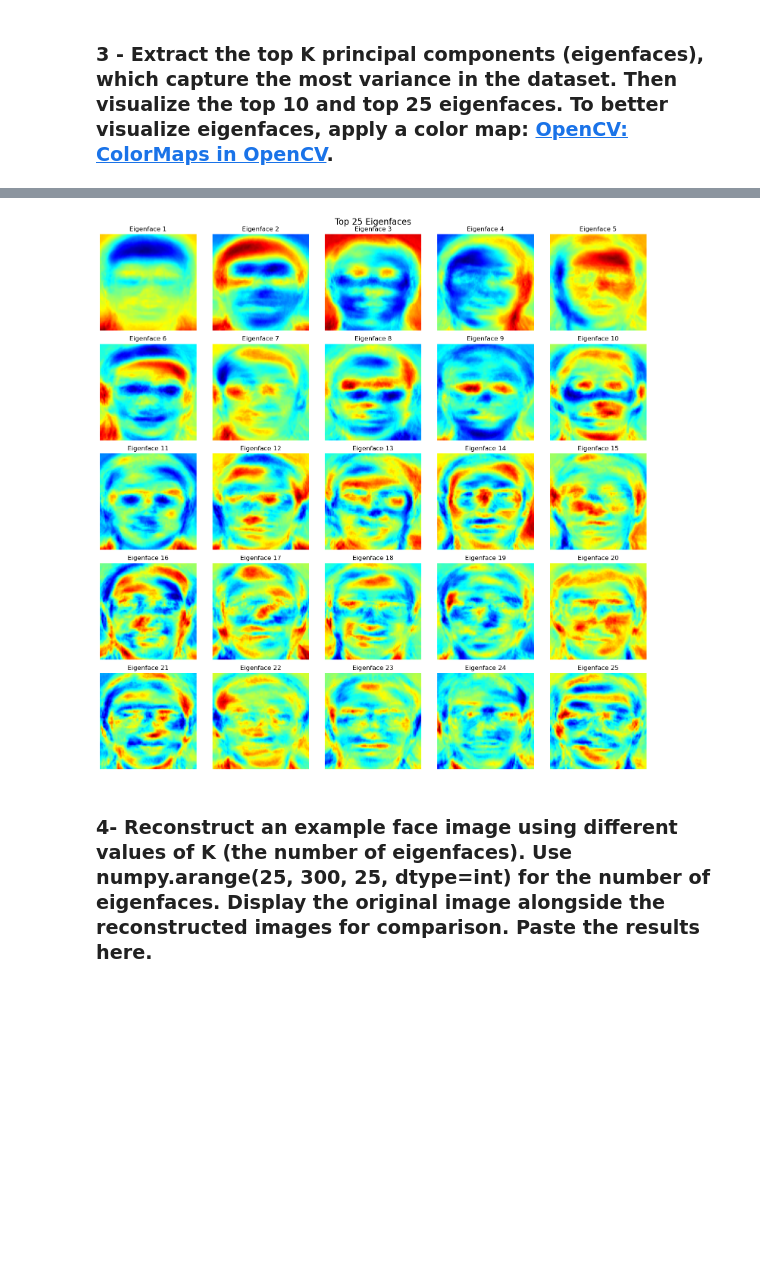
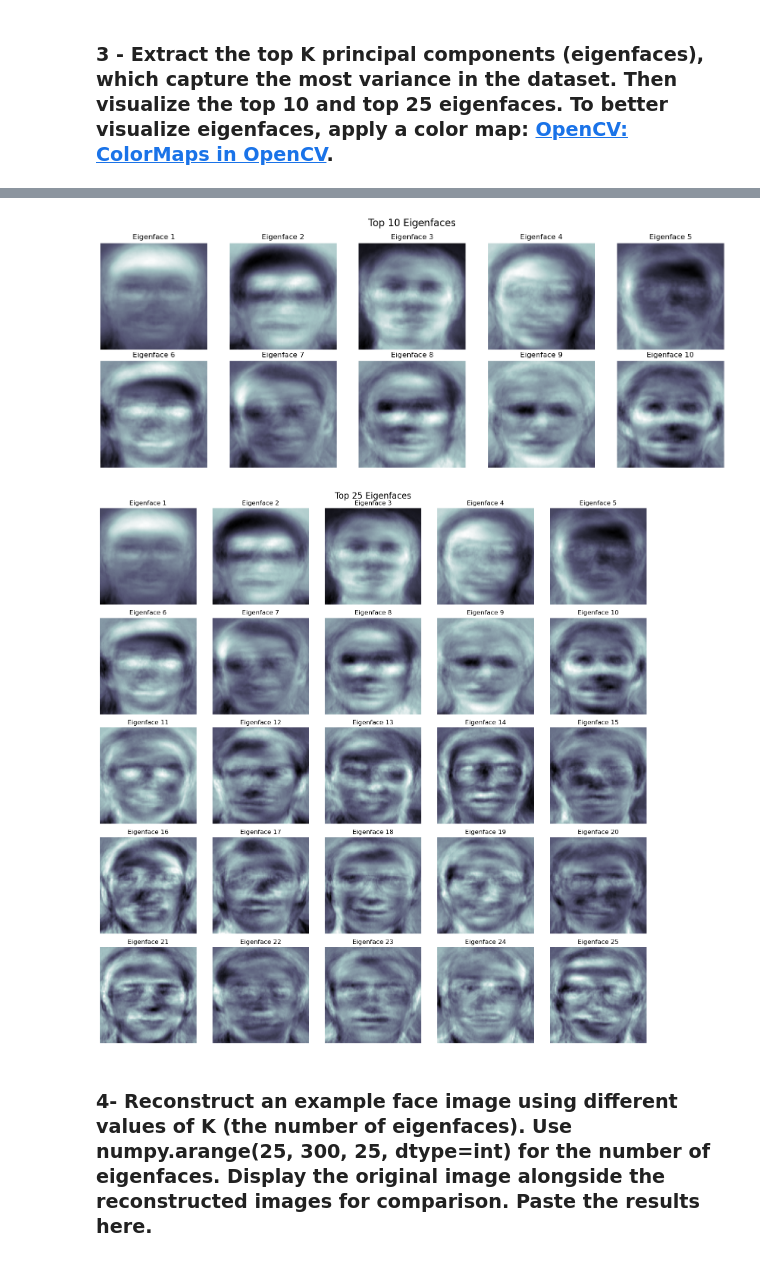
Before and after one commit to daysond/sea710_asg3, a Jupyter notebook: Assignment03_4.ipynb, the cells around one changed output, grey strips where cells are left out. Drawn from its saved outputs; the diff is of its cells as text; code cells hidden in the pictures; blank space fills up the shorter version.

```diff
--- a/Assignment03_4.ipynb
+++ b/Assignment03_4.ipynb
@@ -99,16 +117,13 @@ sorted_eigenvectors = eigenvectors[:, sorted_indices]
 # %%
-def show_top_k_eigenfaces(k, sorted_eigenvectors, image_size=(92, 92)):
+def show_top_k_eigenfaces(k, sorted_eigenvectors, colorMapType=cv.COLORMAP_JET):
     top_eigenvectors = sorted_eigenvectors[:, :k]
-    fig, axes = plt.subplots(k//5, 5, figsize=(15, k//5*3))
+    _, axes = plt.subplots(k//5, 5, figsize=(15, k//5*3))
     for i in range(k):
-        eigenface = top_eigenvectors[:, i].reshape(image_size)
-        # Normalize the eigenface for visualization
-        eigenface_normalized = cv.normalize(eigenface, None, 0, 255, cv.NORM_MINMAX)
-        # Convert to uint8
-        eigenface_normalized = eigenface_normalized.astype(np.uint8)
-        # Apply a colormap
-        eigenface_colormap = cv.applyColorMap(eigenface_normalized, cv.COLORMAP_JET)
-        # Plot the eigenface
+        eigenface = top_eigenvectors[:, i].reshape((92, 92))
+        # Normalize the eigenface for visualization and convert to uint8
+        eigenface_normalized = cv.normalize(eigenface, None, 0, 255, cv.NORM_MINMAX).astype(np.uint8)
+        eigenface_colormap = cv.applyColorMap(eigenface_normalized, colorMapType)
+        eigenface_colormap = cv.cvtColor(eigenface_colormap, cv.COLOR_BGR2RGB)
         ax = axes[i // 5, i % 5]
         ax.imshow(eigenface_colormap)
         ax.axis('off')
@@ -123,7 +134,13 @@ show_top_k_eigenfaces(10, sorted_eigenvectors)
-# %%
-show_top_k_eigenfaces(25, sorted_eigenvectors)
-# %% [output]
-[figure, removed]
+# %%
+# show_top_k_eigenfaces(10, sorted_eigenvectors)
+show_top_k_eigenfaces(10, sorted_eigenvectors, cv.COLORMAP_BONE)
+# %% [output]
+[figure, added]
+# %%
+# show_top_k_eigenfaces(25, sorted_eigenvectors)
+show_top_k_eigenfaces(25, sorted_eigenvectors, cv.COLORMAP_BONE)
+# %% [output]
+[figure, added]
 # %% [markdown]
 ### 4-	Reconstruct an example face image using different values of K (the number of eigenfaces). Use numpy.arange(25, 300, 25, dtype=int) for the number of eigenfaces. Display the original image alongside the reconstructed images for comparison. Paste the results here.
 # %%
```
Also changed, not shown: parts of 17 cells of this notebook, 6 other files.
